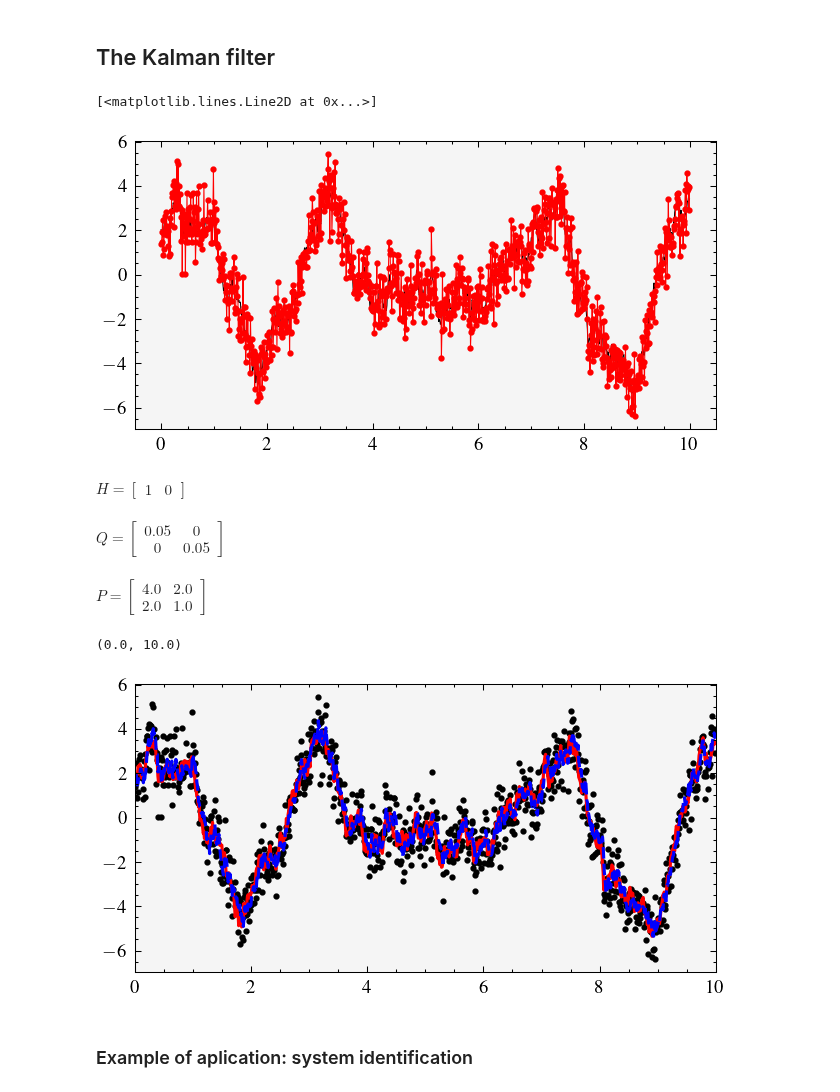
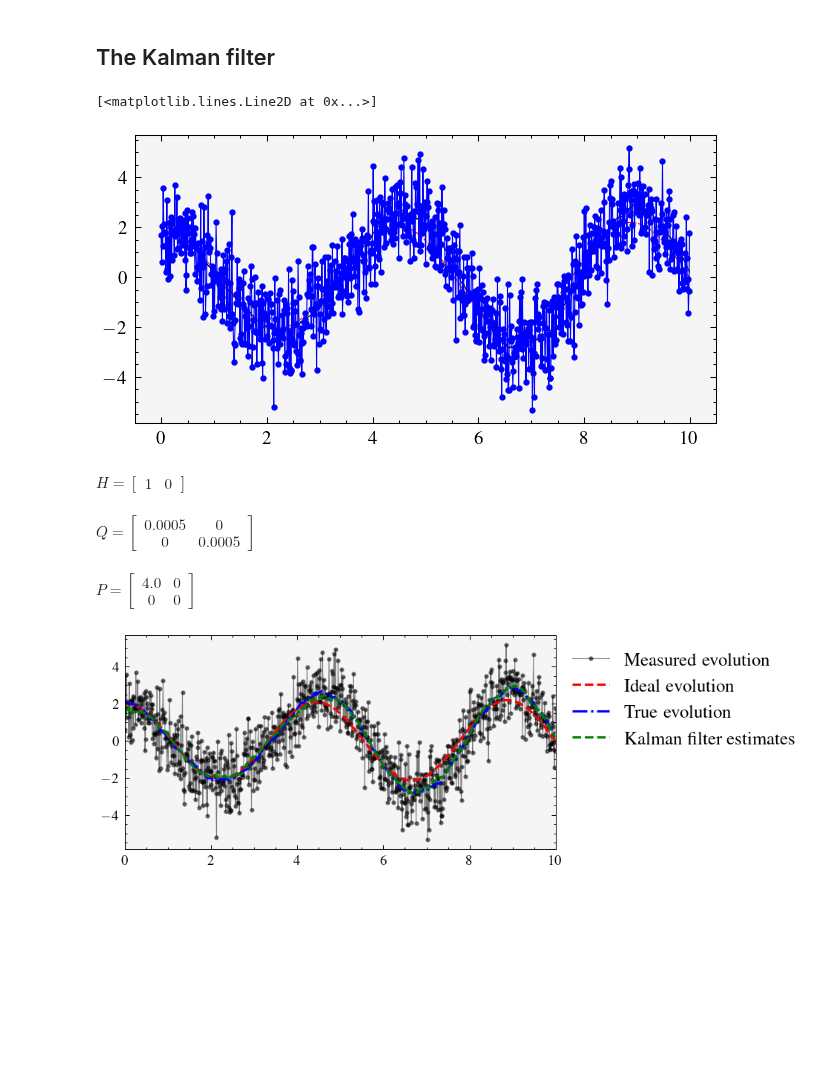
Before and after one commit to edsonportosilva/AdaptiveSignalProcessing, a Jupyter notebook: notebooks/7. Kalman filters.ipynb, the cells around one changed output. Drawn from its saved outputs; the diff is of its cells as text; code cells hidden in the pictures; blank space fills up the shorter version.

```diff
--- a/notebooks/7. Kalman filters.ipynb
+++ b/notebooks/7. Kalman filters.ipynb
@@ -65,7 +65,6 @@ def kalman_filter(A, H, Q, R, x_init, P_init, y):
     x = x_init
     P = x_init*x_init.T
 
-
     try:
         if y.shape[0] > y.shape[1]:
             y = y.T
@@ -76,26 +75,18 @@ def kalman_filter(A, H, Q, R, x_init, P_init, y):
 
     for ind in range(y.shape[1]):
         y_ = y[:,ind].reshape(-1,1)
-        #symdisp('y = ', sp.Matrix(y_))
 
         # Prediction step
         x_pred = A @ x
-        #symdisp('x_{pred} = ', sp.Matrix(x_pred))
         P_pred = A @ P @ A.T + Q
 
         # Kalman gain
-        S = H @ P_pred @ H.T + R
-        K = P_pred @ H.T @ np.linalg.inv(S)
-        #symdisp('K = ', sp.Matrix(K))
-        #symdisp('int1 = ', sp.Matrix((y_ - H @ x_pred)))
+        K = P_pred @ H.T @ np.linalg.inv(H @ P_pred @ H.T + R)
+
         # Update step
         x = x_pred + K @ (y_ - H @ x_pred)
         P = (np.eye(P.shape[0]) - K @ H) @ P_pred
 
-
-        #symdisp('int2 = ', sp.Matrix(K@(y[:,ind] - H @ x_pred)))
-        #symdisp('x = ', sp.Matrix(x))
-        #
         # Store estimates
         x_estimates[:,ind] = x.flatten()
 
@@ -131,6 +122,7 @@ def simulate_mass_spring(dt, total_time, x_init, k, m, σ2):
     # Number of steps
     num_steps = int(total_time / dt)
     states = np.zeros((x.shape[0], num_steps))
+    states = np.zeros((x.shape[0], num_steps))
 
     for ind in range(num_steps):
         # Update the state using the discretized state-space model
@@ -142,55 +134,55 @@ def simulate_mass_spring(dt, total_time, x_init, k, m, σ2):
 # Define parameters
 dt = 0.01              # Time step in seconds
 total_time = 10.0      # Total simulation time in seconds
-x_init = np.array([[2.0], [1.0]])    # Initial position (1 meter) and initial velocity (0 m/s)
-k = 4.0                # Spring constant (N/m)
+x_init = np.array([[2.0], [0]])    # Initial position (1 meter) and initial velocity (0 m/s)
+k = 2.0                # Spring constant (N/m)
 m = 1.0                # Mass (kg)
 
 # process noise
-σ2_n = 0.05
+σ2_n = 0.0005
 
 # measurement noise
-x_var = 0.5
-dxdt_var = 0.05
+x_var = 1
+dxdt_var = 0.025
 
 # Simulate the mass-spring system
 x, A = simulate_mass_spring(dt, total_time, x_init, k, m, σ2_n)
+x_noiseLess, A = simulate_mass_spring(dt, total_time, x_init, k, m, 0)
 
 x_meas = x + np.random.normal(0, np.sqrt(x_var), x.shape[1])
 t = np.arange(0, total_time, dt)
 
 plt.plot(t, x[0])
+plt.plot(t, x_noiseLess[0])
 plt.plot(t, x_meas[0],'-o')
 
 #plt.plot(t, dxdt)
 # %% [output]
 [<matplotlib.lines.Line2D at 0x...>]
-[figure, old version]
+[figure, new version]
 # %%
-
 H = np.array([[1, 0]])
 symdisp('H =', sp.Matrix(H))
 
 Q = σ2_n*np.eye(x_init.shape[0])
 symdisp('Q =', sp.Matrix(Q))
 
 P_init = x_init@x_init.T
 symdisp('P =', sp.Matrix(P_init))
 
 R = x_var #* np.eye(len(x_init))
 #symdisp('R =', sp.Matrix(R))
 
 x_kalman = kalman_filter(A, H, Q, R, x_init, P_init, x_meas[0,:])
 
-plt.plot(t, x_meas[0],'o')
-plt.plot(t, x[0],'-', linewidth=1.5)
-plt.plot(t, x_kalman[0,:],'--',linewidth=1.5)
+plt.plot(t, x_meas[0],'-o',alpha=0.5, label='Measured evolution')
+plt.plot(t, x_noiseLess[0],'--', linewidth=1.5,label='Ideal evolution')
+plt.plot(t, x[0],'-.', linewidth=1.5, label='True evolution')
+plt.plot(t, x_kalman[0,:],'--',linewidth=1.5,label='Kalman filter estimates')
 plt.xlim(0,10)
+plt.legend(bbox_to_anchor=(1, 1));
 # %% [output]
 $\displaystyle H =\left[\begin{matrix}1 & 0\end{matrix}\right]\;\mathrm{ }$
-$\displaystyle Q =\left[\begin{matrix}0.05 & 0\\0 & 0.05\end{matrix}\right]\;\mathrm{ }$
+$\displaystyle Q =\left[\begin{matrix}0.0005 & 0\\0 & 0.0005\end{matrix}\right]\;\mathrm{ }$
-$\displaystyle P =\left[\begin{matrix}4.0 & 2.0\\2.0 & 1.0\end{matrix}\right]\;\mathrm{ }$
+$\displaystyle P =\left[\begin{matrix}4.0 & 0\\0 & 0\end{matrix}\right]\;\mathrm{ }$
-(0.0, 10.0)
-[figure, old version]
+[figure, new version]
-# %% [markdown]
-### Example of aplication: system identification
```
Also changed, not shown: parts of 16 cells of this notebook.
